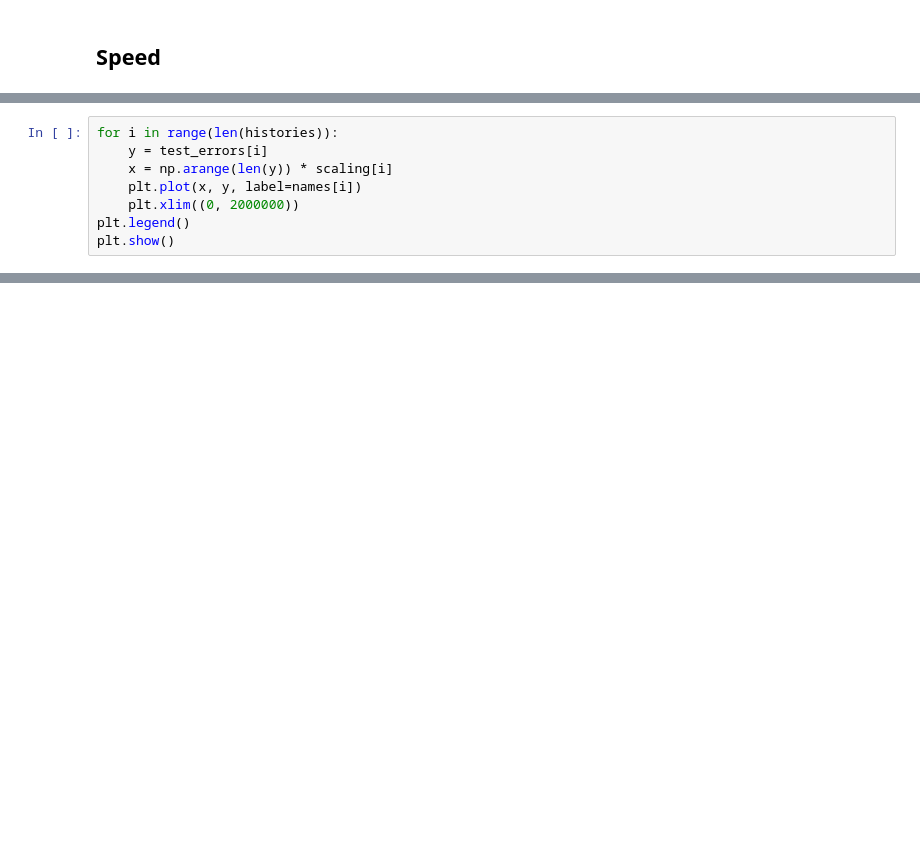
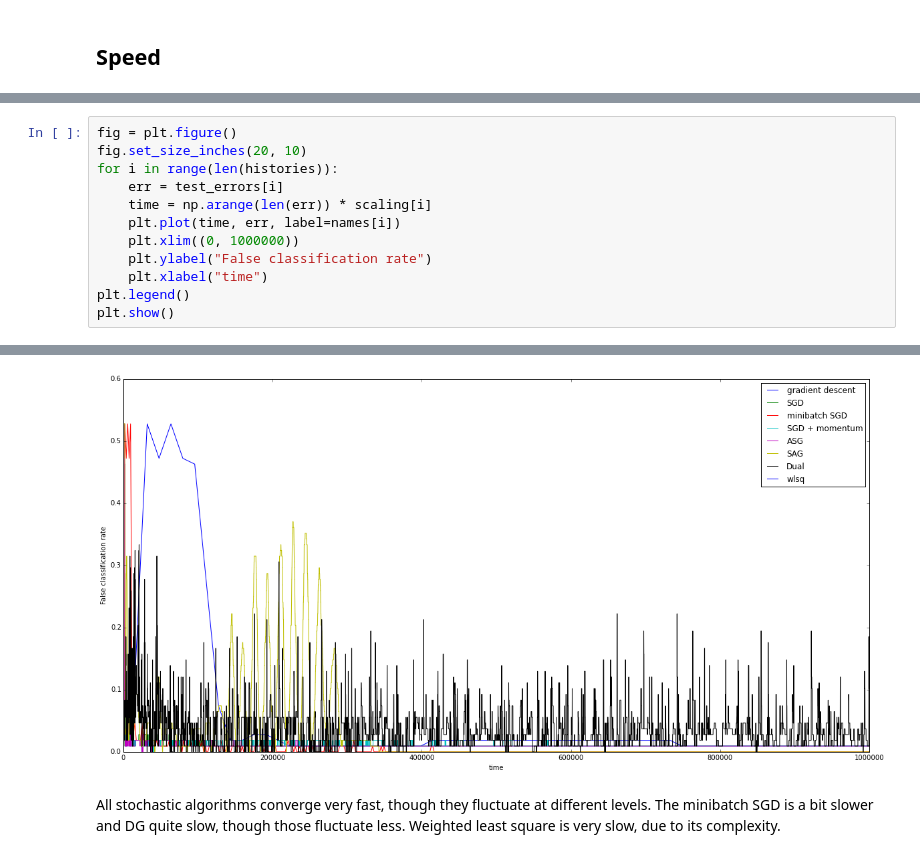
Before and after one commit to Metadelee/MLII, a Jupyter notebook: ex01/ex01.ipynb, the cells around one changed output, grey strips where cells are left out. Cells and saved outputs as stored; diff of their text form; blank space fills up the shorter version.

```diff
--- a/ex01/ex01.ipynb
+++ b/ex01/ex01.ipynb
@@ -327,9 +338,13 @@ plt.show()
 # %%
+fig = plt.figure()
+fig.set_size_inches(20, 10)
 for i in range(len(histories)):
-    y = test_errors[i]
-    x = np.arange(len(y)) * scaling[i]
-    plt.plot(x, y, label=names[i])
-    plt.xlim((0, 2000000))
+    err = test_errors[i]
+    time = np.arange(len(err)) * scaling[i]
+    plt.plot(time, err, label=names[i])
+    plt.xlim((0, 1000000))
+    plt.ylabel("False classification rate")
+    plt.xlabel("time")
 plt.legend()
 plt.show()
 # %% [output]
@@ -337,0 +351,3 @@ plt.show()
+[figure, added]
+# %% [markdown]
+All stochastic algorithms converge very fast, though they fluctuate at different levels. The minibatch SGD is a bit slower and DG quite slow, though those fluctuate less. Weighted least square is very slow, due to its complexity.
```
Also changed, not shown: parts of 23 cells of this notebook.
